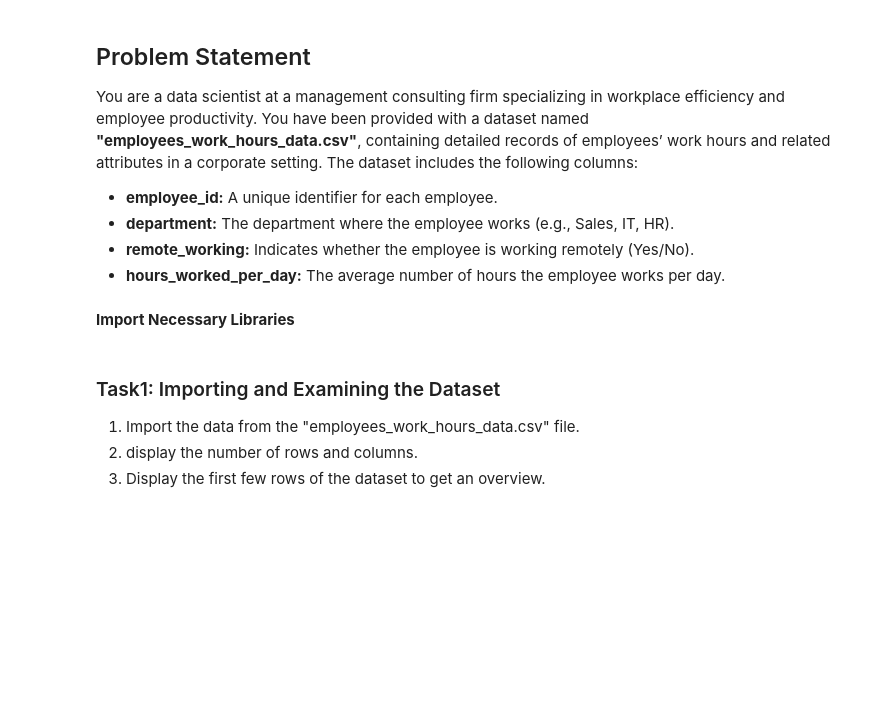
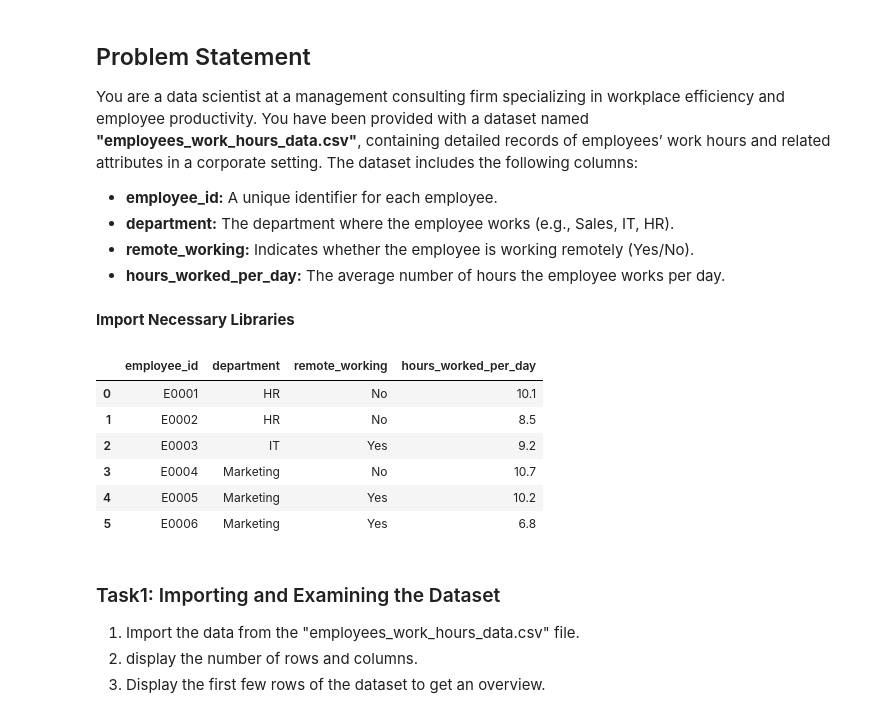
Before and after one commit to sameerdiwse/data-analysis-notebooks, a Jupyter notebook: employees-workhours-analysis.ipynb, the cells around one changed output. Drawn from its saved outputs; the diff is of its cells as text; code cells hidden in the pictures; blank space fills up the shorter version.

```diff
--- a/employees-workhours-analysis.ipynb
+++ b/employees-workhours-analysis.ipynb
@@ -17,6 +17,15 @@ import seaborn as sns
 **Import Necessary Libraries**
 # %%
 df = pd.read_csv('D:\\CodeBasics\\MathsnStats_Exercise5\\employees_work_hours_data.csv')
+df.head(6)
+# %% [output]
+|  | employee_id | department | remote_working | hours_worked_per_day |
+| 0 | E0001 | HR | No | 10.1 |
+| 1 | E0002 | HR | No | 8.5 |
+| 2 | E0003 | IT | Yes | 9.2 |
+| 3 | E0004 | Marketing | No | 10.7 |
+| 4 | E0005 | Marketing | Yes | 10.2 |
+| 5 | E0006 | Marketing | Yes | 6.8 |
 # %% [markdown]
 ### Task1: Importing and Examining the Dataset
 
```
